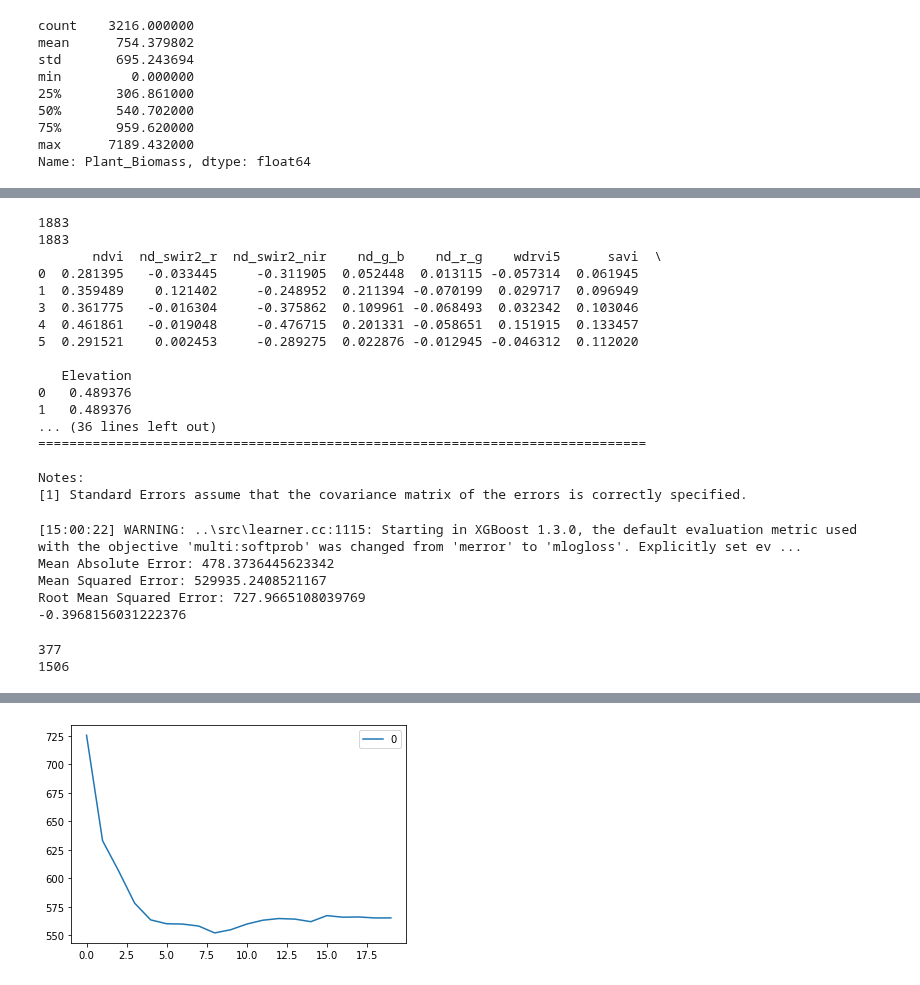
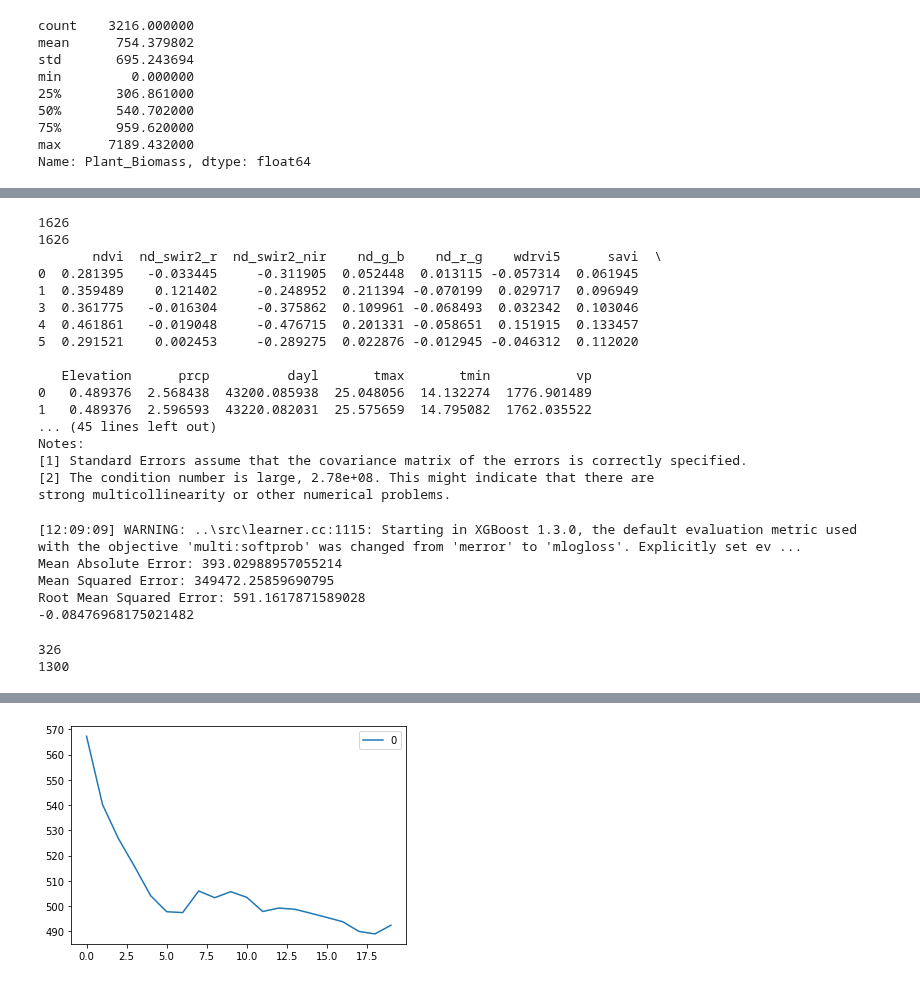
Before and after one commit to asajulien/PhD, a Jupyter notebook: Jupyter/Georgia/GA - yearly data.ipynb, the cells around one changed output, grey strips where cells are left out. Drawn from its saved outputs; the diff is of its cells as text; code cells hidden in the pictures.

Commit message:
Daymet updates - extraction and integration to ML models

```diff
--- a/Jupyter/Georgia/GA - yearly data.ipynb
+++ b/Jupyter/Georgia/GA - yearly data.ipynb
@@ -111,3 +111,22 @@ g
 # %% [output]
 <AxesSubplot:xlabel='ndvi', ylabel='Plant_Biomass'>
 [figure]
+# %%
+##DAYMET data added - yearly averages
+##PC:
+path2 = r'C:/Users/arj26323/Documents/Data/Biomass datasets/Daymet/GA/Yearly averages'
+all_files2 = glob.glob(path2 + "/*.csv")
+
+li = []
+
+for filename in all_files2:
+    dm = pd.read_csv(filename, index_col=None, header=0)
+    li.append(dm)
+
+dm = pd.concat(li, axis=0, ignore_index=True)
+
+# dm = dm[dm['Species_Code'] == 'A1'] ##eventually, you will want to do this
+
+dm['ident'] = dm['Latitude']/dm['Longitude']
+
+dm
@@ -152,14 +185,15 @@ print(len(df['ident'].unique()))
 # print(elev_10m)
 # print(dfx)
 
-df1 = pd.merge(df, dfx, on = 'ident') ##seems to work; check out comparison excel sheet
+df0 = pd.merge(df, dfx, on = 'ident') ##seems to work; check out comparison excel sheet
+df1 = pd.merge(df0, dm)
 
 display(df1)
-# display(df)
+display(df0)
 
 out_dir = os.path.expanduser('~/Downloads')
-out_csv = os.path.join(out_dir, 'dfx.csv')
-# dfx.to_csv(out_csv, index = False)
+out_csv = os.path.join(out_dir, 'df0x.csv')
+# df0.to_csv(out_csv, index = False)
 
 # df = df1 ##CAREFUL, CHECK THIS SECTION
 
@@ -210,6 +257,7 @@ Latitude   Longitude
 ##From: https://stackabuse.com/random-forest-algorithm-with-python-and-scikit-learn/
 
 df1 = df1[df1['ndvi'].notna()] ##remove rows with NaN for columns used in the model
+df1 = df1[df1['prcp'].notna()] ##CAREFUL; added 7/11/22
 df1 = df1[df1['Species_Code'] == 'A1'] ##careful here
 
 from sklearn.model_selection import train_test_split
@@ -217,9 +265,10 @@ from numpy import loadtxt
 from xgboost import XGBClassifier
 from sklearn.metrics import accuracy_score
 
-xargs=df1[['ndvi', 'nd_swir2_r', 'nd_swir2_nir', 'nd_g_b', 'nd_r_g', 'wdrvi5', 'savi', 'Elevation']] ##Elevation added
+xargs=df1[['ndvi', 'nd_swir2_r', 'nd_swir2_nir', 'nd_g_b', 'nd_r_g', 'wdrvi5', 'savi', 'Elevation', \
+           'prcp', 'dayl', 'tmax', 'tmin', 'vp']]
 
-##From linear regression results: maybe remove nd_swir2_nir from feature list? May improve prediction results
+##From linear regression results: maybe remove nd_swir2_nir from feature list? May improve prediction results.
 
 ##Include lag variables (e.g. lag ndvi), precip, temp, more
 
@@ -228,7 +277,7 @@ xargs=df1[['ndvi', 'nd_swir2_r', 'nd_swir2_nir', 'nd_g_b', 'nd_r_g', 'wdrvi5', '
 yargs=df1['Plant_Biomass']
 
 size_x = 0.2
-seed = 42
+seed = 0
 xargs_train, xargs_test, yargs_train, yargs_test = train_test_split(xargs, yargs, test_size=size_x, random_state = seed)
 ## 80% training and 20% test
 
@@ -411,8 +461,8 @@ predictions = model.predict(xargs)
 print_model = model.summary()
 print(print_model) ##check model assumptions
 # %% [output]
-1883
-1883
+1626
+1626
        ndvi  nd_swir2_r  nd_swir2_nir    nd_g_b    nd_r_g    wdrvi5      savi  \
 0  0.281395   -0.033445     -0.311905  0.052448  0.013115 -0.057314  0.061945
 1  0.359489    0.121402     -0.248952  0.211394 -0.070199  0.029717  0.096949
@@ -420,14 +470,14 @@ print(print_model) ##check model assumptions
 4  0.461861   -0.019048     -0.476715  0.201331 -0.058651  0.151915  0.133457
 5  0.291521    0.002453     -0.289275  0.022876 -0.012945 -0.046312  0.112020
 
-   Elevation
-0   0.489376
-1   0.489376
-... (36 lines left out)
-==============================================================================
-
+   Elevation      prcp          dayl       tmax       tmin           vp
+0   0.489376  2.568438  43200.085938  25.048056  14.132274  1776.901489
+1   0.489376  2.596593  43220.082031  25.575659  14.795082  1762.035522
+... (45 lines left out)
 Notes:
 [1] Standard Errors assume that the covariance matrix of the errors is correctly specified.
+[2] The condition number is large, 2.78e+08. This might indicate that there are
+strong multicollinearity or other numerical problems.
 # %%
 ##Some more plots
 
@@ -439,7 +489,8 @@ from sklearn.model_selection import train_test_split
 from sklearn.metrics import accuracy_score
 
 ## split data into X and y
-xargs=df1[['ndvi', 'nd_swir2_r', 'nd_swir2_nir', 'nd_g_b', 'nd_r_g', 'wdrvi5', 'savi', 'Elevation']]
+xargs=df1[['ndvi', 'nd_swir2_r', 'nd_swir2_nir', 'nd_g_b', 'nd_r_g', 'wdrvi5', 'savi', 'Elevation', \
+           'prcp', 'dayl', 'tmax', 'tmin', 'vp']]
 yargs=df1['Plant_Biomass']
 
 ## split data into train and test sets
@@ -476,17 +527,17 @@ print(r_square)
 # accuracy = accuracy_score(yargs_test, predictions)
 # print("Accuracy: %.2f%%" % (accuracy * 100.0))
 # %% [output]
-[15:00:22] WARNING: ..\src\learner.cc:1115: Starting in XGBoost 1.3.0, the default evaluation metric used with the objective 'multi:softprob' was changed from 'merror' to 'mlogloss'. Explicitly set ev ...
-Mean Absolute Error: 478.3736445623342
-Mean Squared Error: 529935.2408521167
-Root Mean Squared Error: 727.9665108039769
--0.3968156031222376
+[12:09:09] WARNING: ..\src\learner.cc:1115: Starting in XGBoost 1.3.0, the default evaluation metric used with the objective 'multi:softprob' was changed from 'merror' to 'mlogloss'. Explicitly set ev ...
+Mean Absolute Error: 393.02988957055214
+Mean Squared Error: 349472.25859690795
+Root Mean Squared Error: 591.1617871589028
+-0.08476968175021482
 # %%
 print(len(xargs_test))
 print(len(xargs_train))
 # %% [output]
-377
-1506
+326
+1300
 # %%
 ##KNN - be careful of site bias!! Data are spatially clustered based on site, also temporally clustered based on year
 
@@ -504,7 +555,8 @@ from sklearn import neighbors
 from sklearn.metrics import mean_squared_error
 from math import sqrt
 
-k_xargs=df1[['ndvi', 'nd_swir2_r', 'nd_swir2_nir', 'nd_g_b', 'nd_r_g', 'wdrvi5', 'savi', 'Elevation']]
+k_xargs=df1[['ndvi', 'nd_swir2_r', 'nd_swir2_nir', 'nd_g_b', 'nd_r_g', 'wdrvi5', 'savi', 'Elevation', \
+           'prcp', 'dayl', 'tmax', 'tmin', 'vp']]
 
 ##Include lag variables (e.g. lag ndvi), precip, temp, more
 
@@ -569,4 +621,4 @@ RMSE value for k=  20 is: 565.3452756211283
-[figure, old version]
+[figure, new version]
 # %%
 ##KNN test results, plotted (careful of variable names overlap)
 k_model = neighbors.KNeighborsRegressor(n_neighbors = 9)
```
Also changed, not shown: parts of 10 cells of this notebook.
